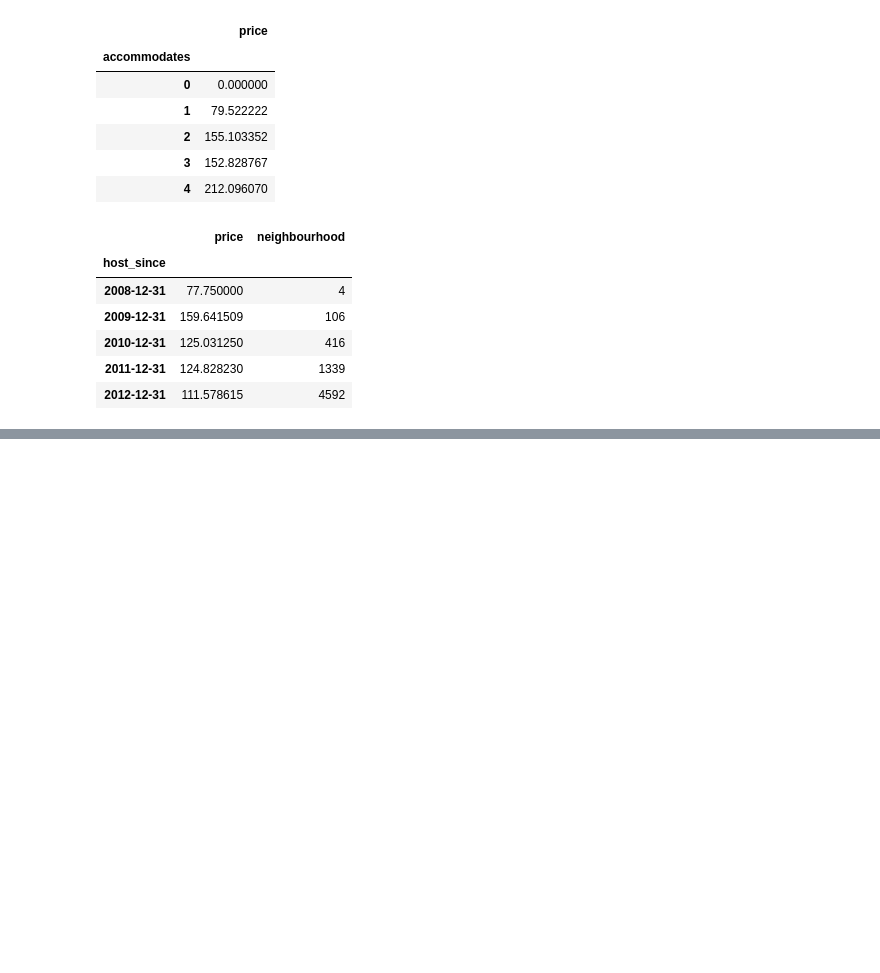
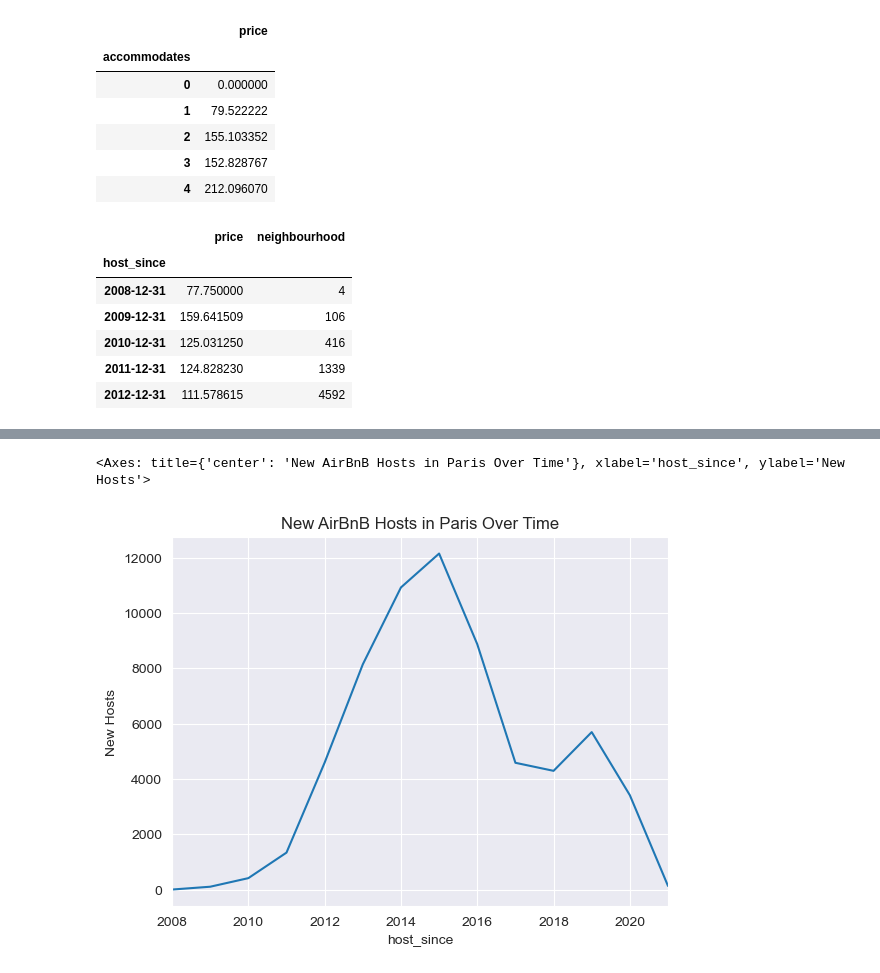
Before and after one commit to Kshitij-Chavan/AirBnB_Listing_Analysis, a Jupyter notebook: notebooks/airbnb_analysis.ipynb, the cells around one changed output, grey strips where cells are left out. Saved outputs shown, nothing was run; the diff lists cells and outputs as text; code cells hidden in the pictures; blank space fills up the shorter version.

```diff
--- a/notebooks/airbnb_analysis.ipynb
+++ b/notebooks/airbnb_analysis.ipynb
@@ -155,0 +187,10 @@ paris_listings_over_time.head()
+# %%
+# Plotting the trends of host listing over time
+
+paris_listings_over_time['neighbourhood'].plot(
+    title = 'New AirBnB Hosts in Paris Over Time',
+    ylabel = 'New Hosts'
+)
+# %% [output]
+<Axes: title={'center': 'New AirBnB Hosts in Paris Over Time'}, xlabel='host_since', ylabel='New Hosts'>
+[figure, added]
```
Also changed, not shown: parts of 8 cells of this notebook.
